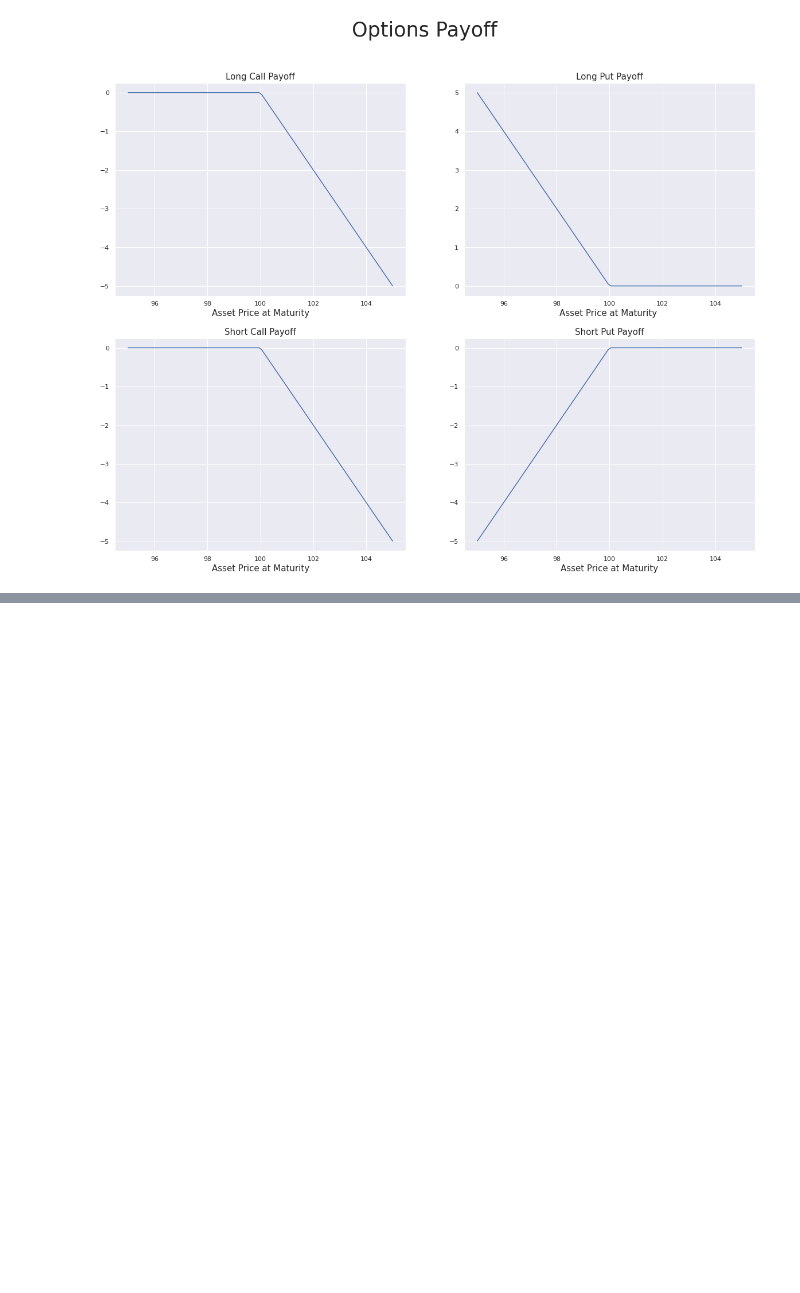
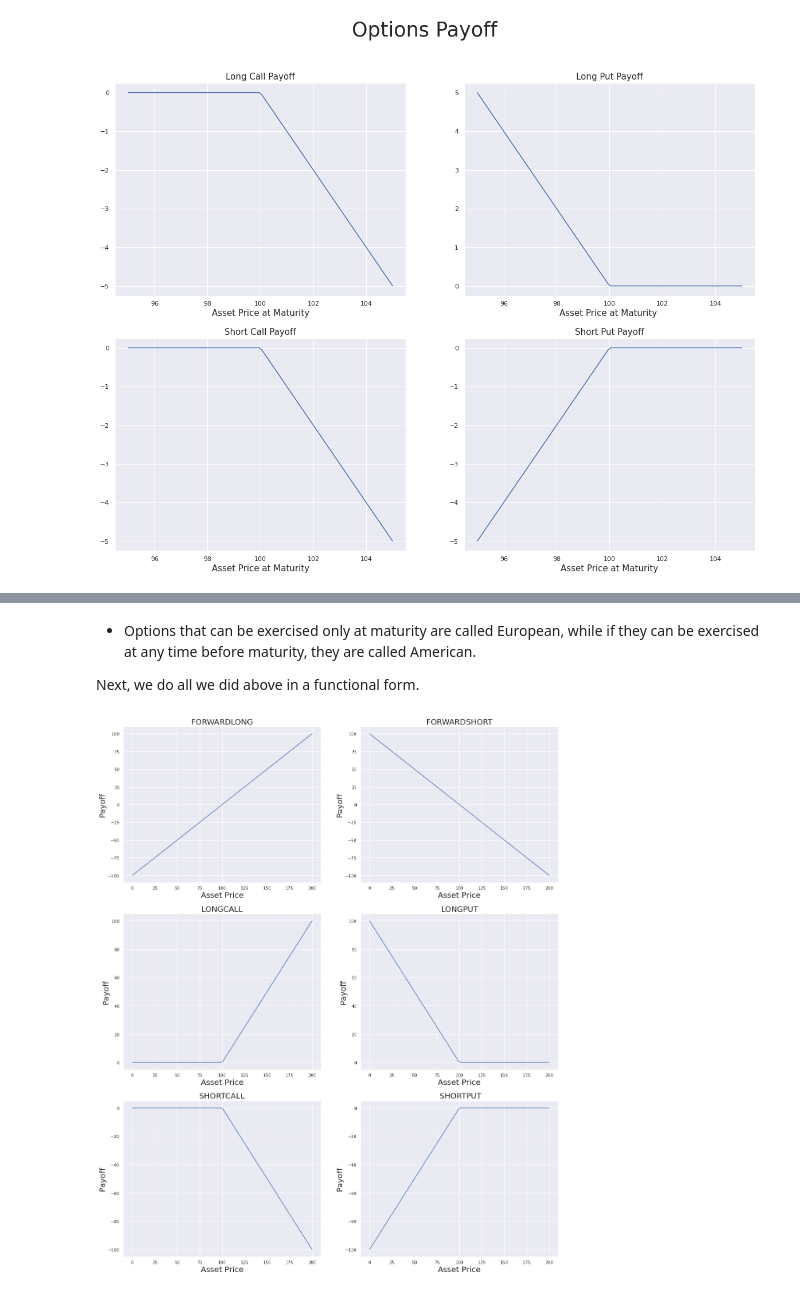
Before and after one commit to bhavinmoriya/Python-for-Financial-Analysis-and-Algorithmic-Trading, a Jupyter notebook: derivatives-pricing-future-and-forwards.ipynb, the cells around one changed output, grey strips where cells are left out. Saved outputs shown, nothing was run; the diff lists cells and outputs as text; code cells hidden in the pictures; blank space fills up the shorter version.

```diff
--- a/derivatives-pricing-future-and-forwards.ipynb
+++ b/derivatives-pricing-future-and-forwards.ipynb
@@ -201,0 +222,35 @@ plt.suptitle('Options Payoff', fontsize=35);
+# %% [markdown]
+- Options that can be exercised only at maturity are called European, while if they can be exercised at any time before maturity, they are called American.
+
+Next, we do all we did above in a functional form.
+# %%
+def forwardlong(assetprice, strike=100):
+    return assetprice - strike
+
+def forwardshort(assetprice, strike=100):
+    return -(assetprice - strike)
+
+def longcall(assetprice, strike=100):
+    return np.maximum(assetprice - strike , 0)
+
+def longput(assetprice, strike=100):
+    return np.maximum(-(assetprice - strike) , 0)
+
+x = np.linspace(0,200,100)
+fig, ax = plt.subplots(3,2, figsize=(20,25))
+ax = ax.flatten()
+
+for i, j in enumerate([forwardlong, forwardshort, longcall, longput]):
+    ax[i].plot(x, list(map(j,x)))
+    ax[i].set_title(f'{j.__name__.upper()}', fontsize=20)
+    ax[i].set_xlabel('Asset Price', fontsize=20)
+    ax[i].set_ylabel('Payoff', fontsize=20)
+
+short = ['SHORTCALL',' SHORTPUT']
+for i, j in enumerate([longcall, longput]):
+    ax[4+i].plot(x, -1*np.fromiter(map(j,x), dtype='float'))
+    ax[4+i].set_title(f'{short[i]}', fontsize=20)
+    ax[4+i].set_xlabel('Asset Price', fontsize=20)
+    ax[4+i].set_ylabel('Payoff', fontsize=20)
+# %% [output]
+[figure, added]
```
Also changed, not shown: parts of 8 cells of this notebook.
